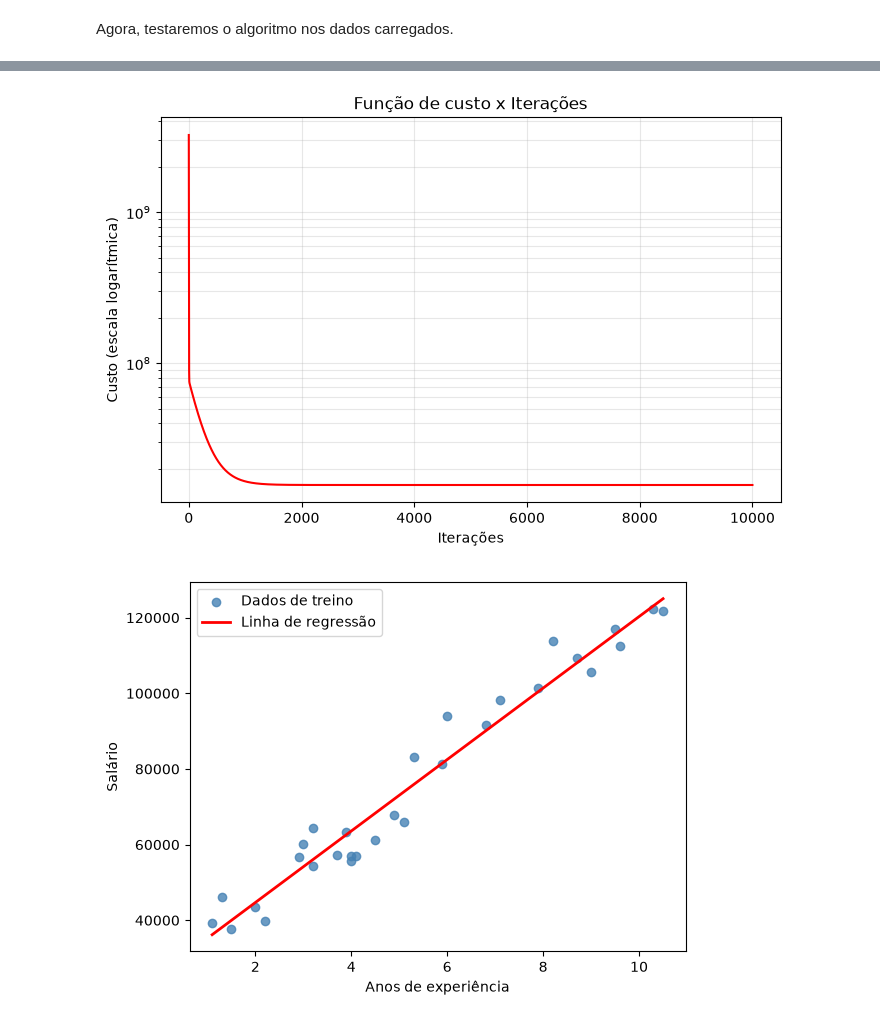
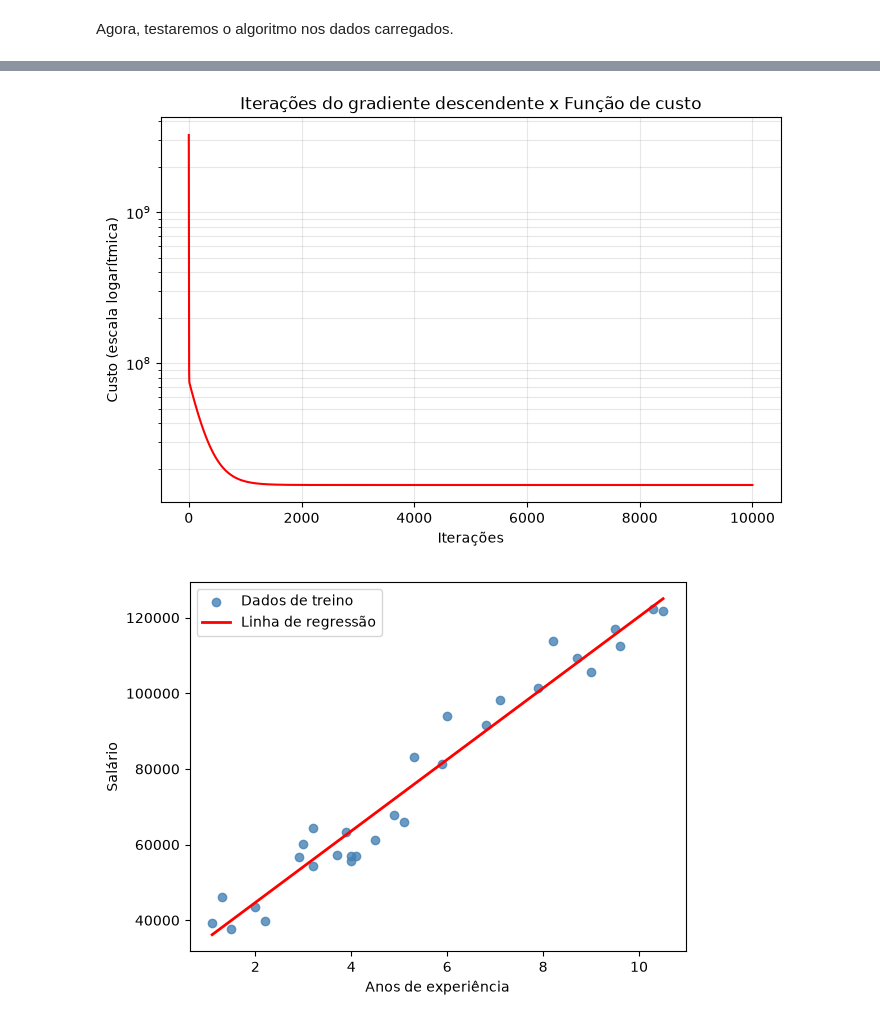
Before and after one commit to h-Soares/learning-machine-learning, a Jupyter notebook: notebooks/linear-regression.ipynb, the cells around one changed output, grey strips where cells are left out. Drawn from its saved outputs; the diff is of its cells as text; code cells hidden in the pictures.

```diff
--- a/notebooks/linear-regression.ipynb
+++ b/notebooks/linear-regression.ipynb
@@ -857,13 +857,13 @@ Iteração: 4394 - Custo: 15635476.371376477 - b0: 25790.027541647873 -
 # %%
 plt.figure(figsize=(8, 5))
 plt.semilogy(range(len(costs)), costs, color="red")
 plt.xlabel("Iterações")
 plt.ylabel("Custo (escala logarítmica)")
-plt.title("Função de custo x Iterações")
+plt.title("Iterações do gradiente descendente x Função de custo")
 plt.grid(True, which="both", alpha=0.3)
 plt.show()
 # %% [output]
-[figure, old version]
+[figure, new version]
 # %%
 x_line = np.linspace(X.min(), X.max(), 100)
 y_line = b_0 + b_1 * x_line
```
Also changed, not shown: parts of 1 cell of this notebook, 2 other files.
